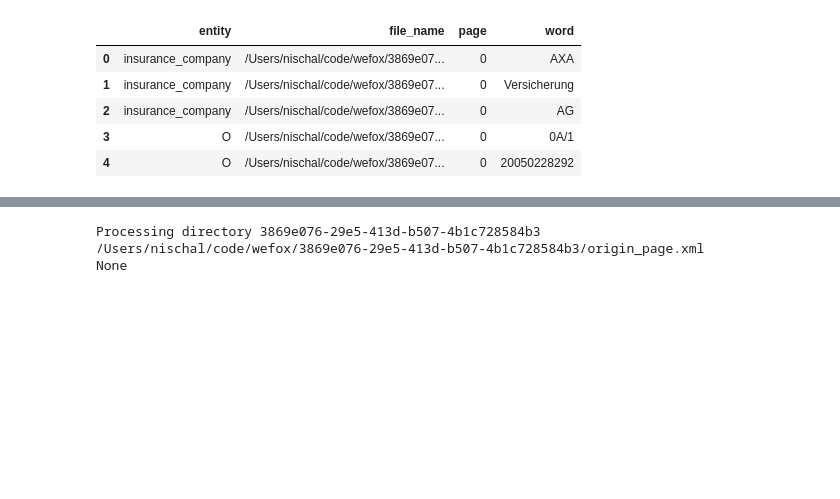
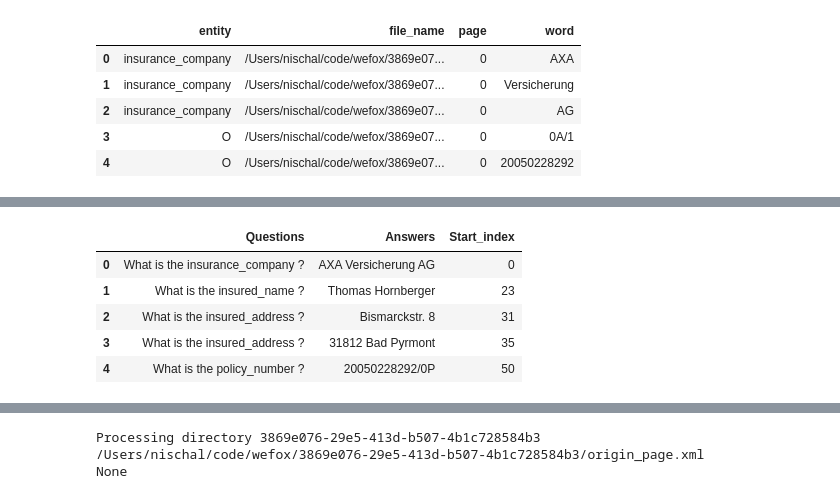
Before and after one commit to nischalhp/pytorch-pretrained-BERT, a Jupyter notebook: notebooks/Understanding-Squad-Dataset.ipynb, the cells around one changed output, grey strips where cells are left out. Saved outputs shown, nothing was run; the diff lists cells and outputs as text; code cells hidden in the pictures; blank space fills up the shorter version.

Commit message:
Trying to build SQUAD dataset!

```diff
--- a/notebooks/Understanding-Squad-Dataset.ipynb
+++ b/notebooks/Understanding-Squad-Dataset.ipynb
@@ -96,7 +96,7 @@ def merge_entity_values(df):
             while True:
                 temp_entity = df.iloc[j]['entity']
                 if temp_entity != entity:
-                    questions.append("Question is: What is the %s ?" %(entity,))
+                    questions.append("What is the %s ?" %(entity,))
                     answers.append(text_concat)
                     answer_start_index.append(answer_start)
                     break
@@ -118,7 +118,6 @@ def generate_squad_per_page(df):
         page_df = df.loc[(df.page == page_number)]
         paragraph = page_df.word.str.cat(sep=' ')
         questions, answers, answer_start_index = merge_entity_values(page_df)
-        print(page_number)
-        print(questions)
-        print(answers)
-        print(answer_start_index)
+        question_answer_df = pd.DataFrame([questions, answers, answer_start_index]).T
+        question_answer_df.columns = ['Questions', 'Answers', 'Start_index']
+        return question_answer_df
@@ -144,0 +124,11 @@ generate_squad_per_page(df)
+# %%
+qas_df = generate_squad_per_page(df)
+# %%
+qas_df.head()
+# %% [output]
+|  | Questions | Answers | Start_index |
+| 0 | What is the insurance_company ? | AXA Versicherung AG | 0 |
+| 1 | What is the insured_name ? | Thomas Hornberger | 23 |
+| 2 | What is the insured_address ? | Bismarckstr. 8 | 31 |
+| 3 | What is the insured_address ? | 31812 Bad Pyrmont | 35 |
+| 4 | What is the policy_number ? | 20050228292/0P | 50 |
```
Also changed, not shown: parts of 7 cells of this notebook.
